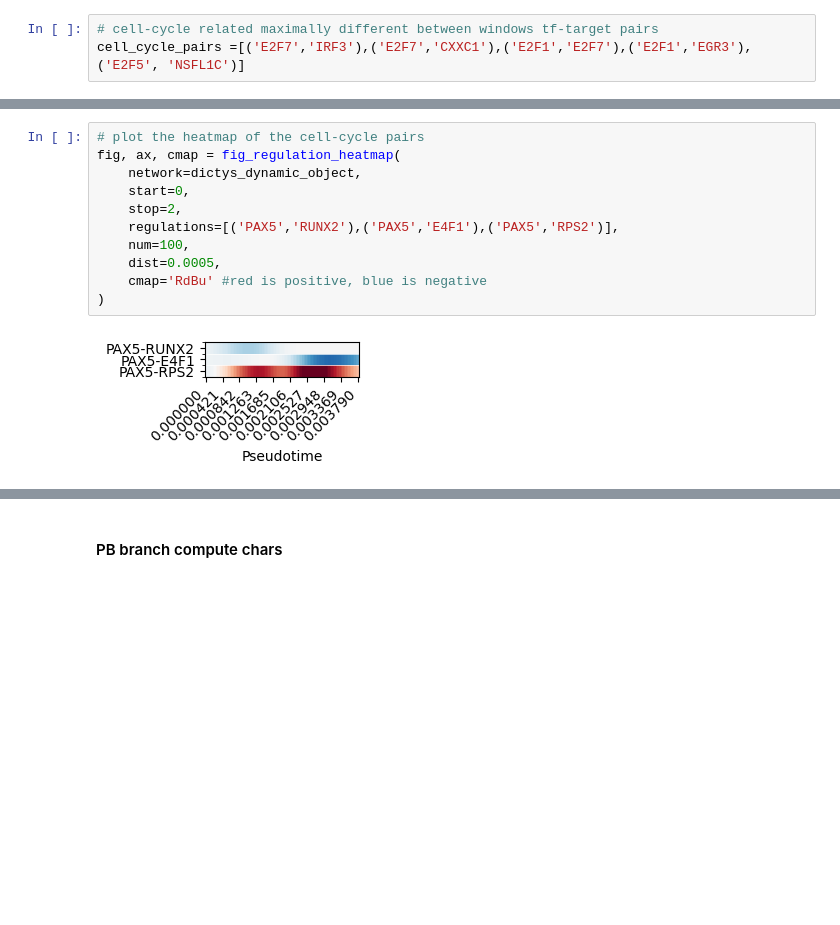
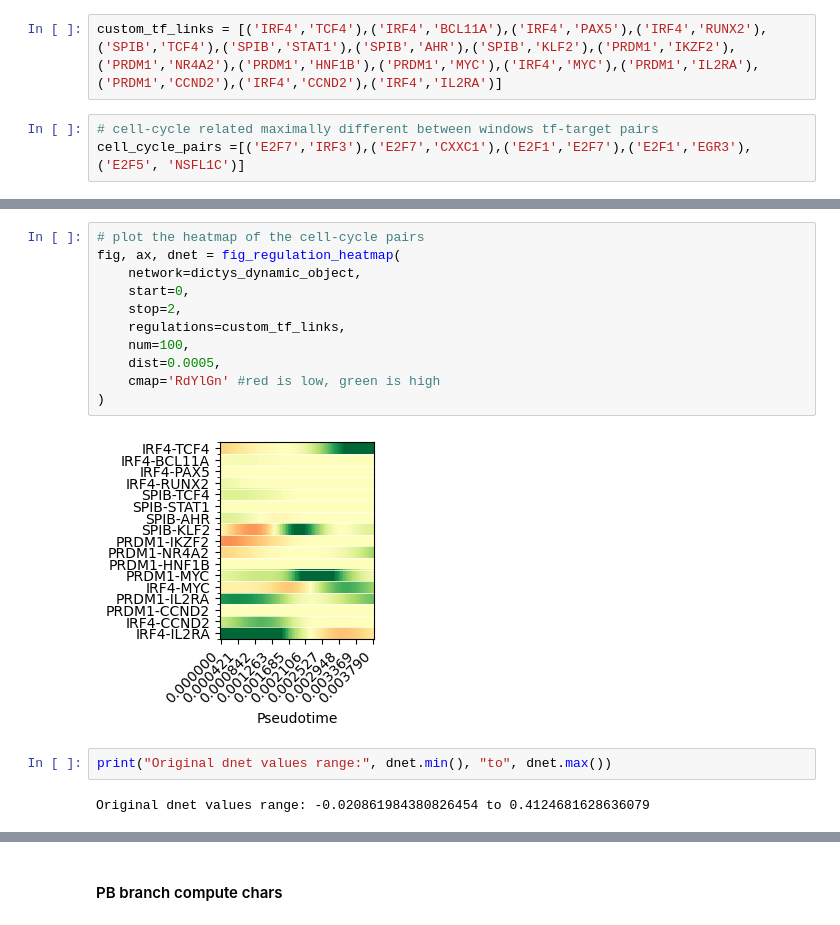
Before and after one commit to sachha-naksha/B_Cell_States, a Jupyter notebook: multiome_dynamic_regulation/py_scripts/analysis/latent_factor_dynamics.ipynb, the cells around one changed output, grey strips where cells are left out. Cells and saved outputs as stored; diff of their text form; blank space fills up the shorter version.

```diff
--- a/multiome_dynamic_regulation/py_scripts/analysis/latent_factor_dynamics.ipynb
+++ b/multiome_dynamic_regulation/py_scripts/analysis/latent_factor_dynamics.ipynb
@@ -66,3 +67,5 @@ custom_pairs = [('REL','IRF4'),('NRF1','PAX5'),('NRF1','RUNX2')]
+# %%
+custom_tf_links = [('IRF4','TCF4'),('IRF4','BCL11A'),('IRF4','PAX5'),('IRF4','RUNX2'),('SPIB','TCF4'),('SPIB','STAT1'),('SPIB','AHR'),('SPIB','KLF2'),('PRDM1','IKZF2'),('PRDM1','NR4A2'),('PRDM1','HNF1B'),('PRDM1','MYC'),('IRF4','MYC'),('PRDM1','IL2RA'),('PRDM1','CCND2'),('IRF4','CCND2'),('IRF4','IL2RA')]
 # %%
 # cell-cycle related maximally different between windows tf-target pairs
 cell_cycle_pairs =[('E2F7','IRF3'),('E2F7','CXXC1'),('E2F1','E2F7'),('E2F1','EGR3'),('E2F5', 'NSFL1C')]
@@ -69,13 +271,17 @@ cell_cycle_pairs =[('E2F7','IRF3'),('E2F7','CXXC1'),('E2F1','E2F7'),('E2F1','EGR
 # %%
 # plot the heatmap of the cell-cycle pairs
-fig, ax, cmap = fig_regulation_heatmap(
+fig, ax, dnet = fig_regulation_heatmap(
     network=dictys_dynamic_object,
     start=0,
     stop=2,
-    regulations=[('PAX5','RUNX2'),('PAX5','E4F1'),('PAX5','RPS2')],
+    regulations=custom_tf_links,
     num=100,
     dist=0.0005,
-    cmap='RdBu' #red is positive, blue is negative
+    cmap='RdYlGn' #red is low, green is high
 )
 # %% [output]
-[figure, old version]
+[figure, new version]
+# %%
+print("Original dnet values range:", dnet.min(), "to", dnet.max())
+# %% [output]
+Original dnet values range: -0.020861984380826454 to 0.4124681628636079
```
Also changed, not shown: parts of 19 cells of this notebook, 1 other file.
